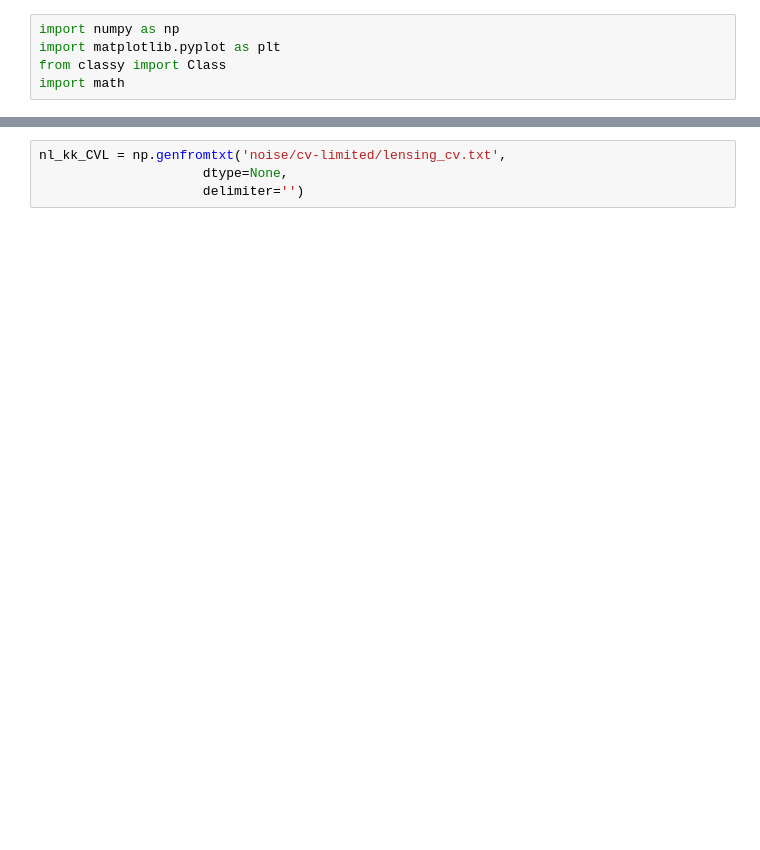
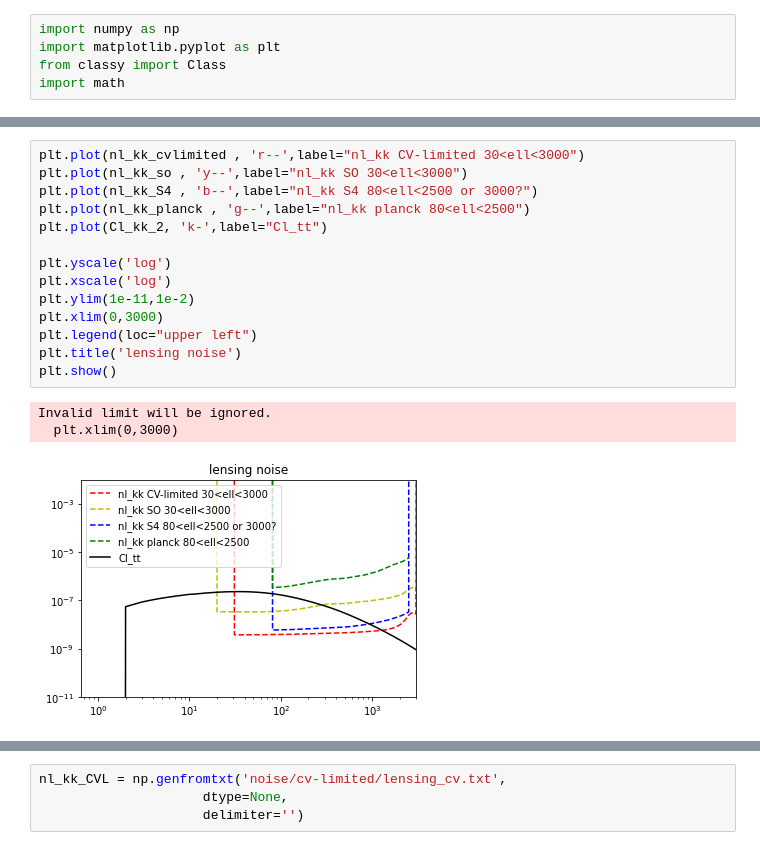
Before and after one commit to iej2106/fisher_dmb, a Jupyter notebook: residual_plots.ipynb, the cells around one changed output, grey strips where cells are left out. Cells and saved outputs as stored; diff of their text form; blank space fills up the shorter version.

```diff
--- a/residual_plots.ipynb
+++ b/residual_plots.ipynb
@@ -101,0 +260,18 @@ Cl_kk_2 = np.array(Cl_est_kk2)
+# %%
+plt.plot(nl_kk_cvlimited , 'r--',label="nl_kk CV-limited 30<ell<3000")
+plt.plot(nl_kk_so , 'y--',label="nl_kk SO 30<ell<3000")
+plt.plot(nl_kk_S4 , 'b--',label="nl_kk S4 80<ell<2500 or 3000?")
+plt.plot(nl_kk_planck , 'g--',label="nl_kk planck 80<ell<2500")
+plt.plot(Cl_kk_2, 'k-',label="Cl_tt")
+
+plt.yscale('log')
+plt.xscale('log')
+plt.ylim(1e-11,1e-2)
+plt.xlim(0,3000)
+plt.legend(loc="upper left")
+plt.title('lensing noise')
+plt.show()
+# %% [output]
+Invalid limit will be ignored.
+  plt.xlim(0,3000)
+[figure, added]
```
Also changed, not shown: parts of 26 cells of this notebook, 4 other files.
